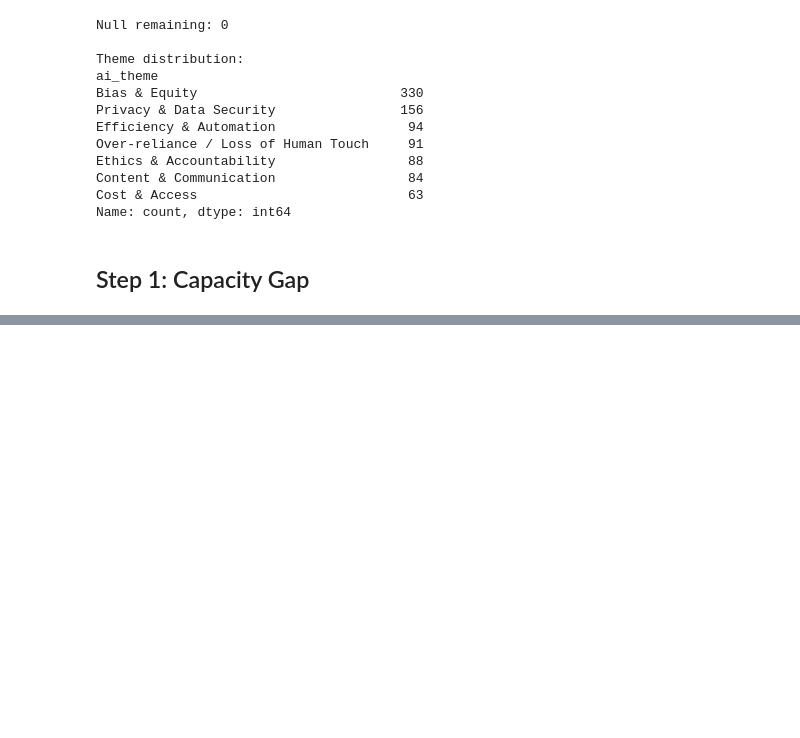
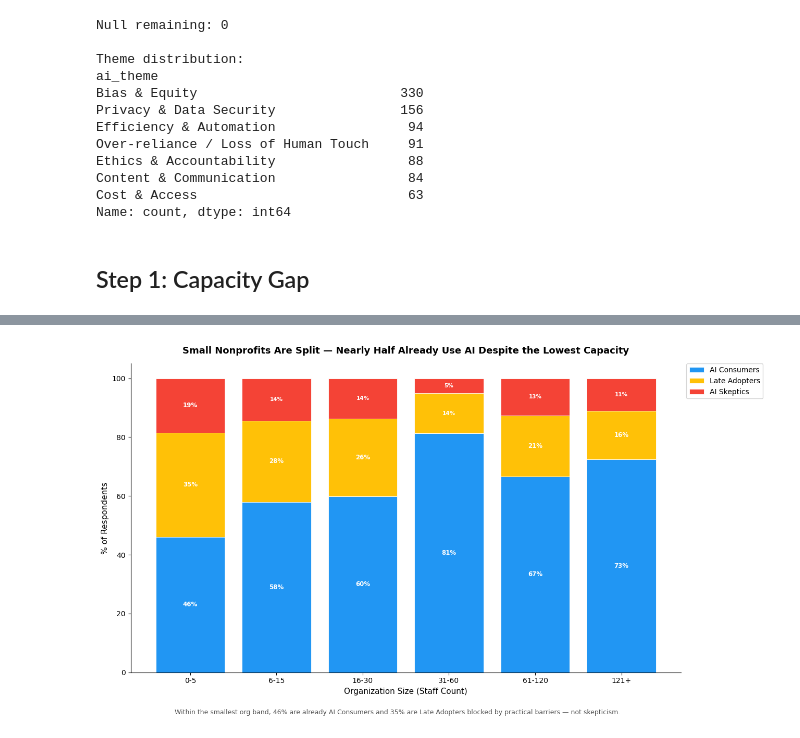
Before and after one commit to BoppingNoodles/SP26_Datathon, a Jupyter notebook: work/main.ipynb, the cells around one changed output, grey strips where cells are left out. Cells and saved outputs as stored; diff of their text form; code cells hidden in the pictures; blank space fills up the shorter version.

```diff
--- a/work/main.ipynb
+++ b/work/main.ipynb
@@ -283,50 +271,40 @@ pyplot.show()
 # %%
 # Chart 6: Small Nonprofits Are Split — Nearly Half Already Use AI Despite Low Capacity
 survey_df['cluster_label'] = survey_df['cluster3'].map(CLUSTER_LABELS)
 
 cluster_size = (
     survey_df.groupby(['org_size', 'cluster_label'], observed=True)
     .size()
     .unstack(fill_value=0)
 )
 cluster_size_pct = cluster_size.div(cluster_size.sum(axis=1), axis=0) * 100
 cluster_order = ['AI Consumers', 'Late Adopters', 'AI Skeptics']
 cluster_size_pct = cluster_size_pct[cluster_order]
 
-fig, ax = pyplot.subplots(figsize=(12, 7))
+fig, ax = pyplot.subplots(figsize=(13, 7))
 bottom = np.zeros(len(cluster_size_pct))
 bar_colors = [CLUSTER_PALETTE[1], CLUSTER_PALETTE[0], CLUSTER_PALETTE[-1]]
 
 for col, color in zip(cluster_order, bar_colors):
-    bars = ax.bar(cluster_size_pct.index, cluster_size_pct[col], bottom=bottom, label=col, color=color, edgecolor='white', linewidth=0.6)
+    ax.bar(cluster_size_pct.index, cluster_size_pct[col], bottom=bottom, label=col, color=color, edgecolor='white', linewidth=0.6)
     for i, (val, bot) in enumerate(zip(cluster_size_pct[col], bottom)):
         if val > 5:
-            ax.text(i, bot + val / 2, f'{val:.0f}%', ha='center', va='center', fontsize=8.5, color='white', fontweight='bold')
+            fontsize = 8.5 if val > 15 else 7.5
+            ax.text(i, bot + val / 2, f'{val:.0f}%', ha='center', va='center', fontsize=fontsize, color='white', fontweight='bold')
     bottom += cluster_size_pct[col].values
-
-# Annotation: highlight the 46% AI Consumers in 0-5 org
-consumers_0_5 = cluster_size_pct.loc['0-5', 'AI Consumers']
-ax.annotate(
-    f'{consumers_0_5:.0f}% of the smallest orgs\nare already AI Consumers —\ndespite the lowest capacity',
-    xy=(0, consumers_0_5 / 2),
-    xytext=(1.5, 85),
-    arrowprops=dict(arrowstyle='->', color='#333'),
-    fontsize=10, color='#333'
-)
 
 ax.set_title("Small Nonprofits Are Split — Nearly Half Already Use AI Despite the Lowest Capacity", fontsize=13, fontweight='bold', pad=14)
 ax.set_xlabel('Organization Size (Staff Count)', fontsize=11)
 ax.set_ylabel('% of Respondents', fontsize=11)
-ax.set_ylim(0, 115)
-ax.legend(fontsize=10, loc='upper right')
+ax.set_ylim(0, 105)
+ax.legend(fontsize=10, bbox_to_anchor=(1.01, 1), loc='upper left', borderaxespad=0)
 sns.despine()
 
-pyplot.figtext(0.12, -0.04,
-    'AI readiness cluster breakdown within each org size band. '
-    'The 0–5 staff segment is not monolithic — 46% are already active AI users,\n'
-    'while 35% are Late Adopters blocked by practical barriers. '
-    'Person D will explore what separates these two groups.',
+pyplot.figtext(0.12, -0.03,
+    'Within the smallest org band, 46% are already AI Consumers and 35% are Late Adopters blocked by practical barriers — not skepticism.',
     fontsize=9, color='#555')
 
 pyplot.tight_layout()
 pyplot.show()
+# %% [output]
+[figure, added]
```
Also changed, not shown: parts of 1 cell of this notebook.
